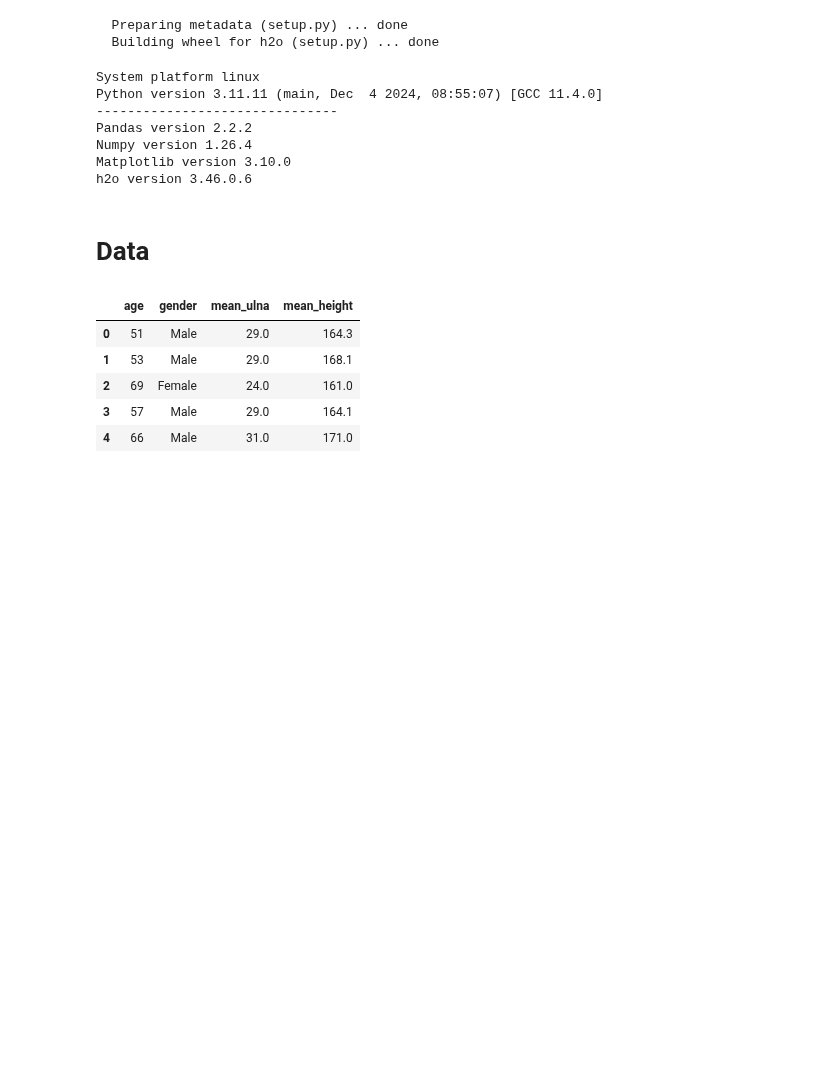
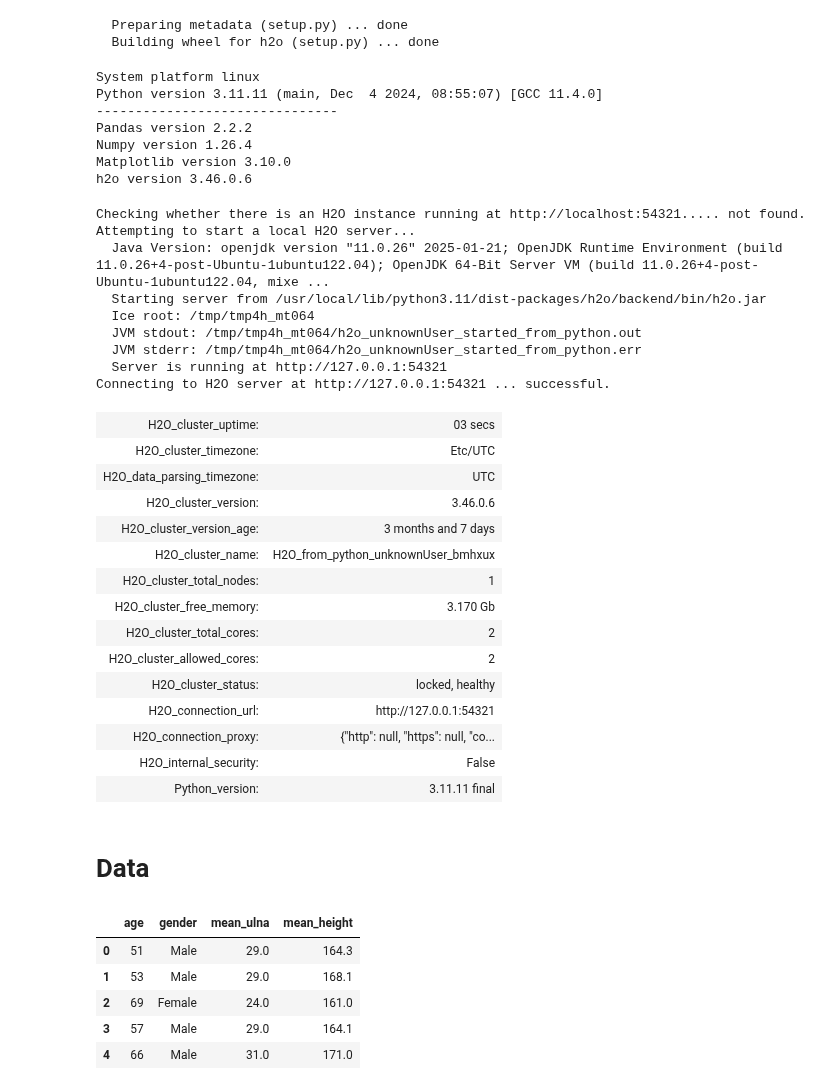
Before and after one commit to KomlaRD/agreement_height_ulna_length_study, a Jupyter notebook: automl.ipynb, the cells around one changed output. Drawn from its saved outputs; the diff is of its cells as text; code cells hidden in the pictures; blank space fills up the shorter version.

```diff
--- a/automl.ipynb
+++ b/automl.ipynb
@@ -31,6 +31,34 @@ Pandas version 2.2.2
 Numpy version 1.26.4
 Matplotlib version 3.10.0
 h2o version 3.46.0.6
+# %%
+# Initialise h2o
+h2o.init()
+# %% [output]
+Checking whether there is an H2O instance running at http://localhost:54321..... not found.
+Attempting to start a local H2O server...
+  Java Version: openjdk version "11.0.26" 2025-01-21; OpenJDK Runtime Environment (build 11.0.26+4-post-Ubuntu-1ubuntu122.04); OpenJDK 64-Bit Server VM (build 11.0.26+4-post-Ubuntu-1ubuntu122.04, mixe ...
+  Starting server from /usr/local/lib/python3.11/dist-packages/h2o/backend/bin/h2o.jar
+  Ice root: /tmp/tmp4h_mt064
+  JVM stdout: /tmp/tmp4h_mt064/h2o_unknownUser_started_from_python.out
+  JVM stderr: /tmp/tmp4h_mt064/h2o_unknownUser_started_from_python.err
+  Server is running at http://127.0.0.1:54321
+Connecting to H2O server at http://127.0.0.1:54321 ... successful.
+| H2O_cluster_uptime: | 03 secs |
+| H2O_cluster_timezone: | Etc/UTC |
+| H2O_data_parsing_timezone: | UTC |
+| H2O_cluster_version: | 3.46.0.6 |
+| H2O_cluster_version_age: | 3 months and 7 days |
+| H2O_cluster_name: | H2O_from_python_unknownUser_bmhxux |
+| H2O_cluster_total_nodes: | 1 |
+| H2O_cluster_free_memory: | 3.170 Gb |
+| H2O_cluster_total_cores: | 2 |
+| H2O_cluster_allowed_cores: | 2 |
+| H2O_cluster_status: | locked, healthy |
+| H2O_connection_url: | http://127.0.0.1:54321 |
+| H2O_connection_proxy: | {"http": null, "https": null, "co... |
+| H2O_internal_security: | False |
+| Python_version: | 3.11.11 final |
 # %% [markdown]
 # Data
 # %%
```
Also changed, not shown: parts of 2 cells of this notebook.
